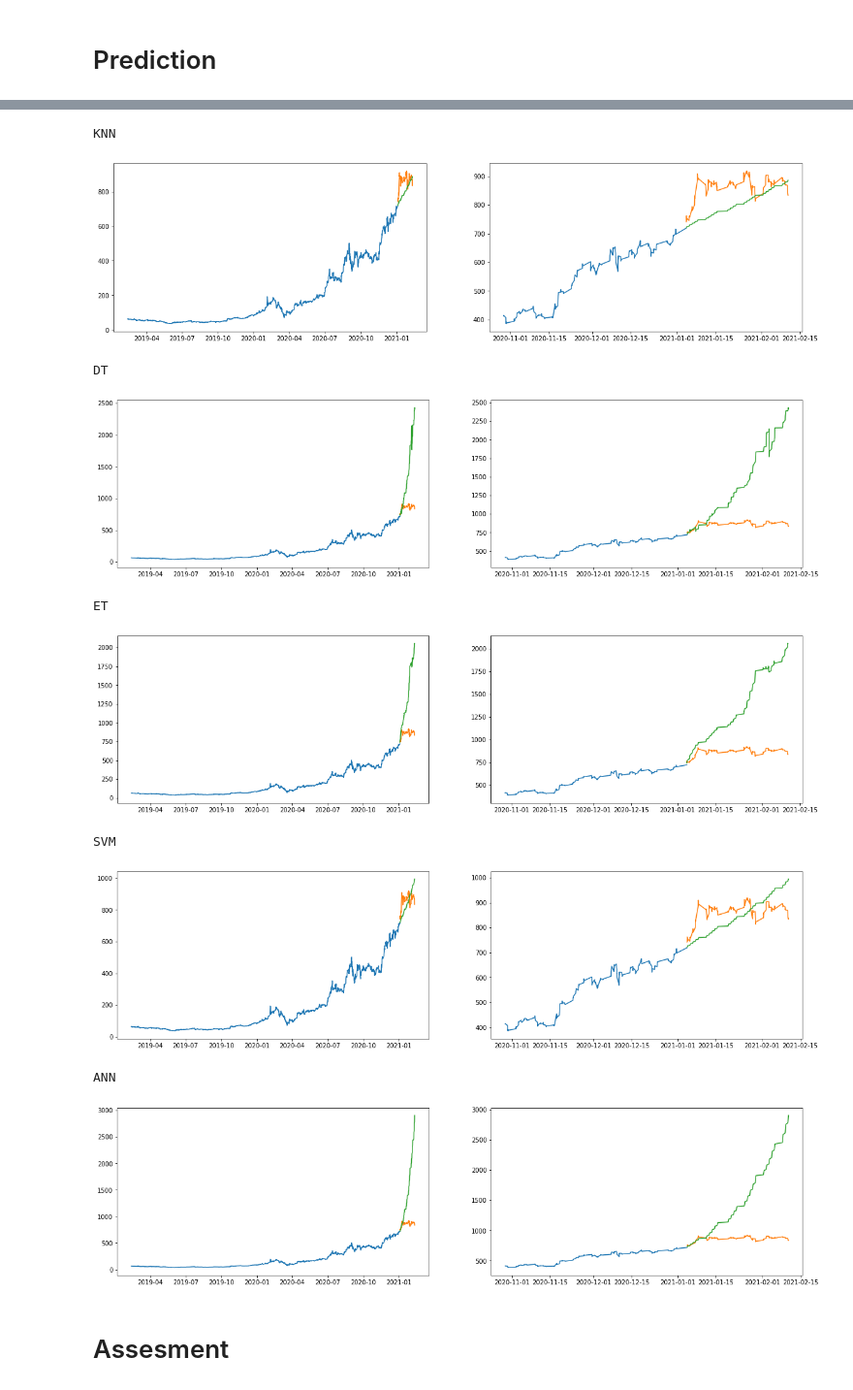
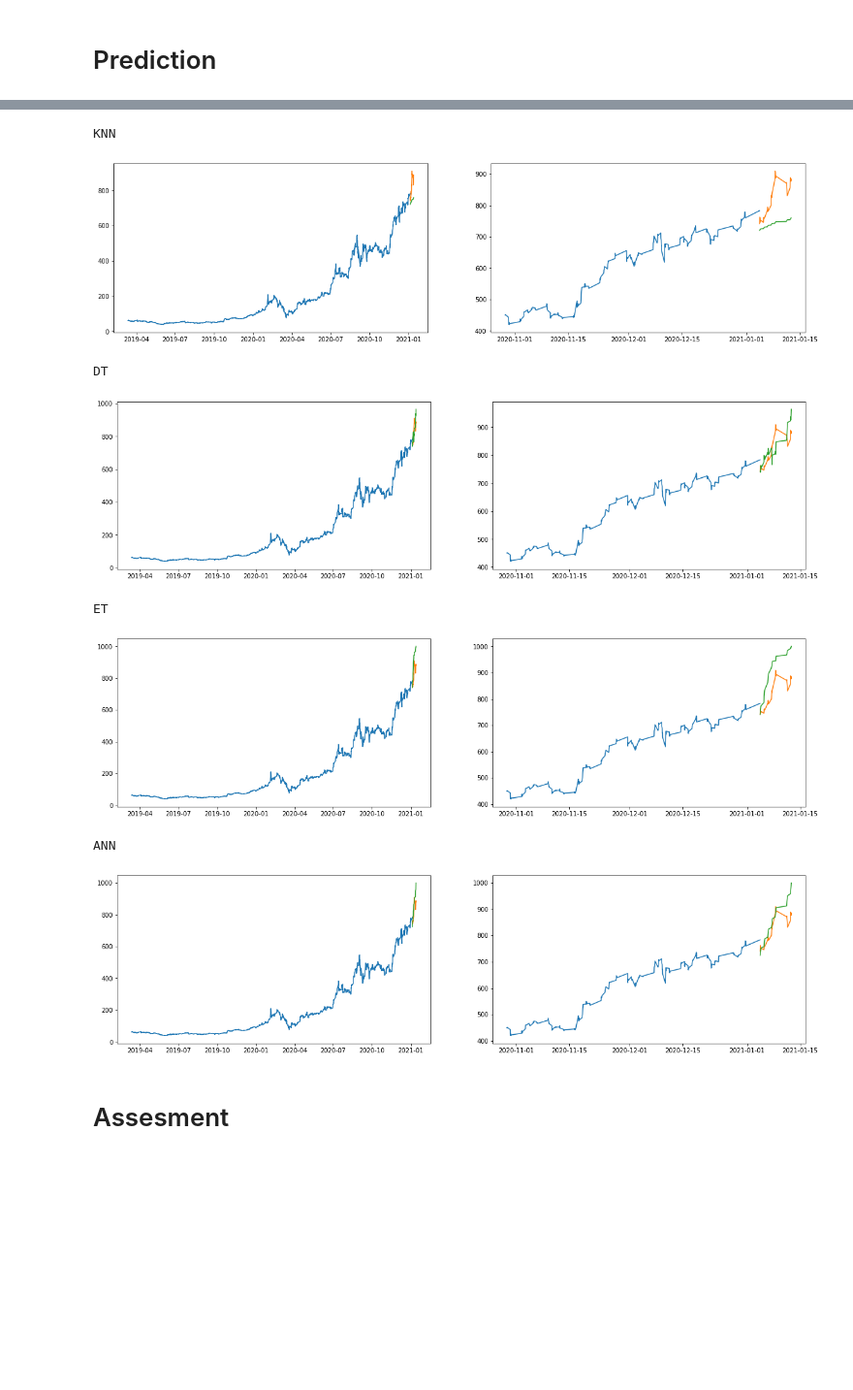
Before and after one commit to Sekarski/MasterThesis, a Jupyter notebook: exploration/MachineLearningApprochClean.ipynb, the cells around one changed output, grey strips where cells are left out. Shown at 97% size. Drawn from its saved outputs; the diff is of its cells as text; code cells hidden in the pictures; blank space fills up the shorter version.

```diff
--- a/exploration/MachineLearningApprochClean.ipynb
+++ b/exploration/MachineLearningApprochClean.ipynb
@@ -25,8 +27,10 @@ reg = {'LM':LM(),
 #      'radNN':radNN(radius=200),
       'DT':DT(),
       'ET':ET(n_estimators=100, random_state=0),
+      'RF':RF(),
+      'Ada':Ada(),
 #      'SVM':SVR(),
-      'ANN':ANN()}
+      'ANN':ANN(shuffle=False,max_iter=400)}
 # %% [markdown]
 ### Assesment metrics
 # %%
@@ -149,7 +156,10 @@ def shift(df,column,list_shifts):
         df[name]=df[column].shift(i)
     return df
 # %%
-data = shift(data,'returns',range(-35*4+1,35*4+1)).dropna()
+data = shift(data,'returns',range(-35*4+1,35*4+1))
+data = shift(data,'tsla',range(1,35*4+1))
+data = shift(data,'musk',range(1,35*4+1))
+data = data.dropna()
 # %%
 print(data.head())
 # %% [output]
@@ -241,9 +252,9 @@ for model in reg:
     print(model)
     y_predict = reg[model].predict(x_test)
     y_predict = pd.DataFrame(y_predict, index=x_test.index)
-    y_train_os = convert_from_logret(y_train,initial)
-    y_test_os = convert_from_logret(y_test,data.loc[cut_idx,'Open'])
-    y_predict_os = convert_from_logret(y_predict,data['Open'][cut_idx])
+    y_train_os = convert_from_logret(y_train,initial,axis=0)
+    y_test_os = convert_from_logret(y_test,data.loc[cut_idx,'Open'],axis=0)
+    y_predict_os = convert_from_logret(y_predict,data['Open'][cut_idx],axis=0)
     #plot_predict(y_train,y_test,y_predict)
     plot_predict(y_train_os,y_test_os,y_predict_os)
     plt.show()
@@ -258,13 +269,11 @@ Ridge
 KNN
-[figure, old version]
+[figure, new version]
 DT
-[figure, old version]
+[figure, new version]
 ET
-[figure, old version]
+[figure, new version]
-SVM
+ANN
-[figure, old version]
+[figure, new version]
-ANN
-[figure, removed]
 # %% [markdown]
 # Assesment
 # %%
```
Also changed, not shown: parts of 19 cells of this notebook, 2 other files.
